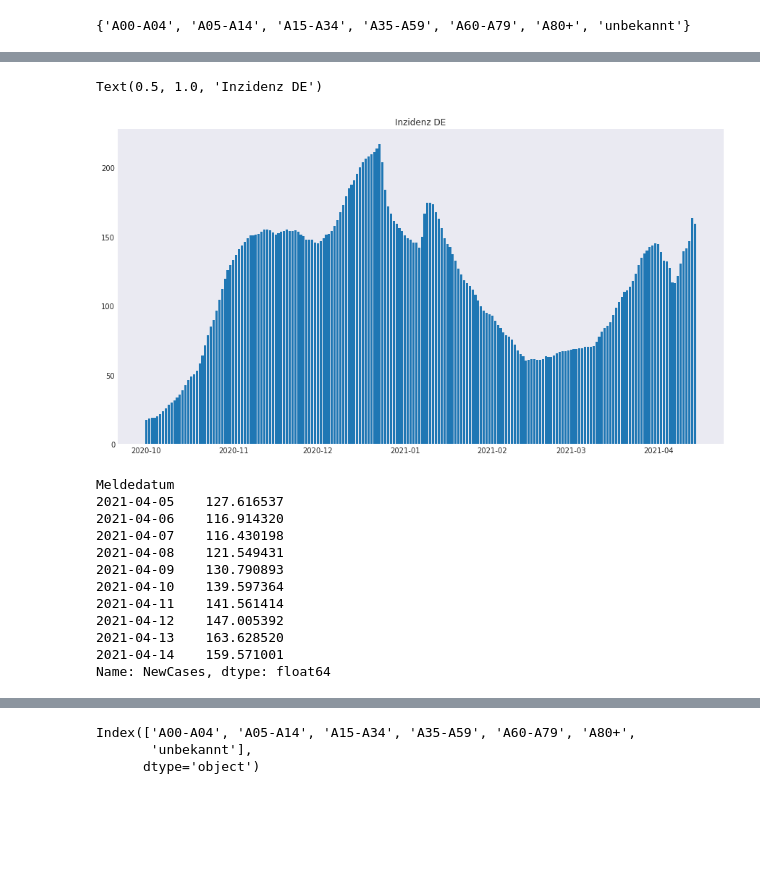
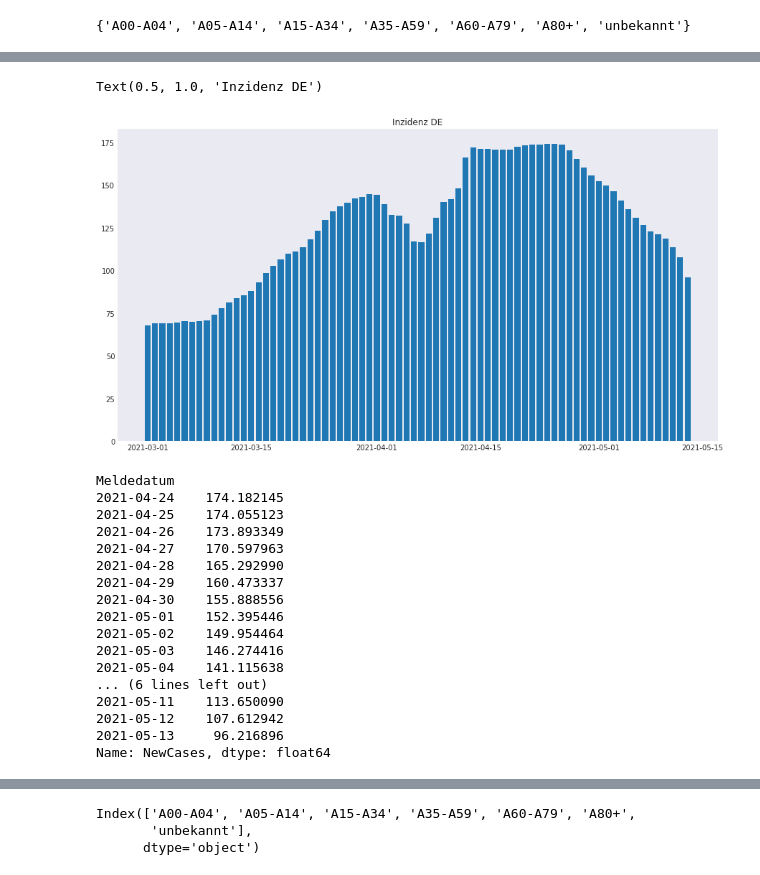
Before and after one commit to JakobRohrhirsch/COVID-19-JHU-CSSE-Analysis, a Jupyter notebook: COVID-19 RKI Analysis.ipynb, the cells around one changed output, grey strips where cells are left out. Drawn from its saved outputs; the diff is of its cells as text; code cells hidden in the pictures; blank space fills up the shorter version.

```diff
--- a/COVID-19 RKI Analysis.ipynb
+++ b/COVID-19 RKI Analysis.ipynb
@@ -303,27 +339,32 @@ Text(0.5, 1.0, 'Neue Fälle RKI nach Meldedatum')
 # %%
 
 incidence = rki.NewCases.rolling(7).sum() /  83450000 * 100000
-start_date = '10-01-2020'
+start_date = '03-01-2021'
 x = incidence[start_date:].index
 plt.bar(x, incidence[start_date:])
 plt.title("Inzidenz DE")
 # %% [output]
 Text(0.5, 1.0, 'Inzidenz DE')
-[figure, old version]
+[figure, new version]
 # %%
-incidence.tail(10)
+incidence.tail(20)
 # %% [output]
 Meldedatum
-2021-04-05    127.616537
-2021-04-06    116.914320
-2021-04-07    116.430198
-2021-04-08    121.549431
-2021-04-09    130.790893
-2021-04-10    139.597364
-2021-04-11    141.561414
-2021-04-12    147.005392
-2021-04-13    163.628520
-2021-04-14    159.571001
+2021-04-24    174.182145
+2021-04-25    174.055123
+2021-04-26    173.893349
+2021-04-27    170.597963
+2021-04-28    165.292990
+2021-04-29    160.473337
+2021-04-30    155.888556
+2021-05-01    152.395446
+2021-05-02    149.954464
+2021-05-03    146.274416
+2021-05-04    141.115638
+... (6 lines left out)
+2021-05-11    113.650090
+2021-05-12    107.612942
+2021-05-13     96.216896
 Name: NewCases, dtype: float64
 # %%
 rki.ActiveCases['03-01-2020':].plot.bar()
```
Also changed, not shown: parts of 37 cells of this notebook.
